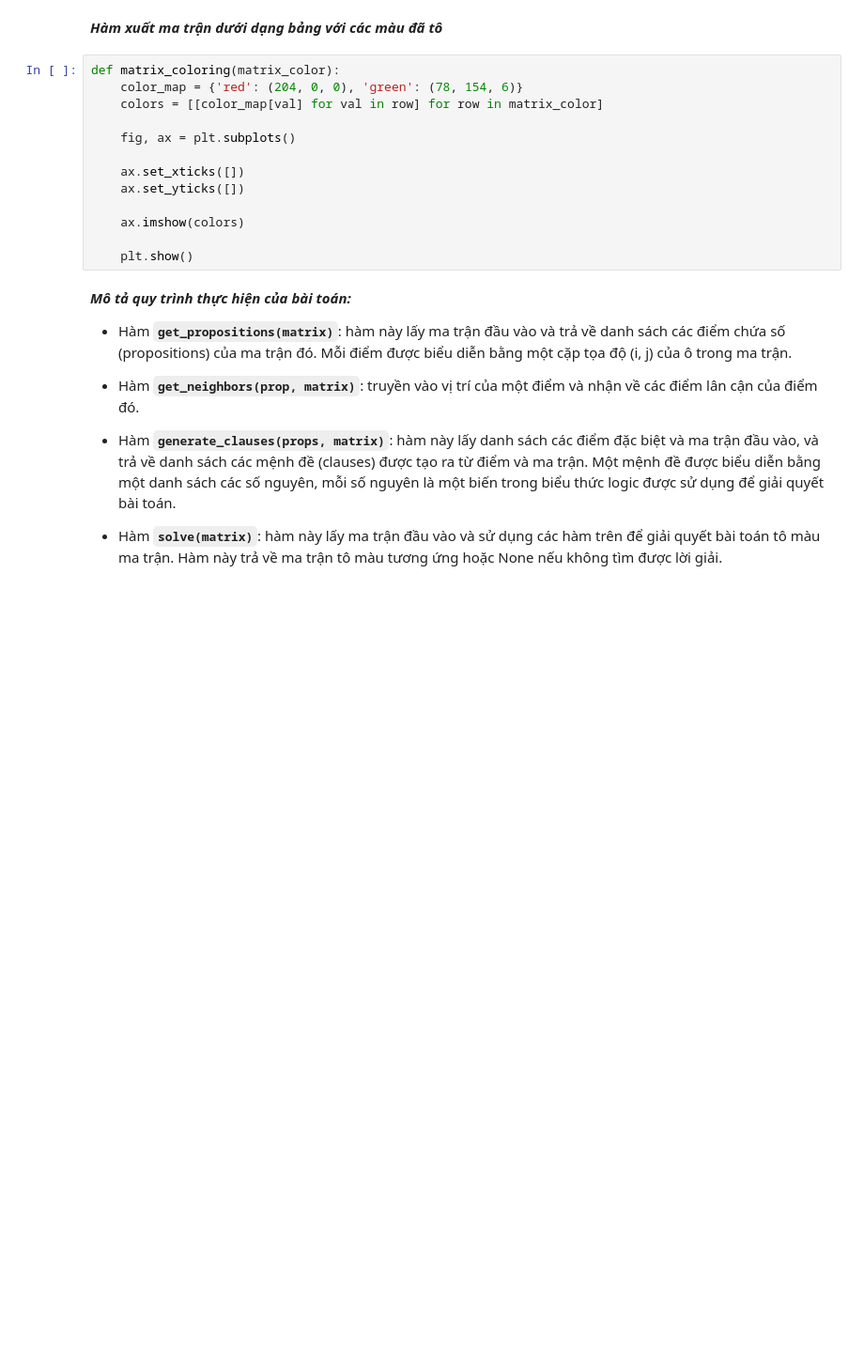
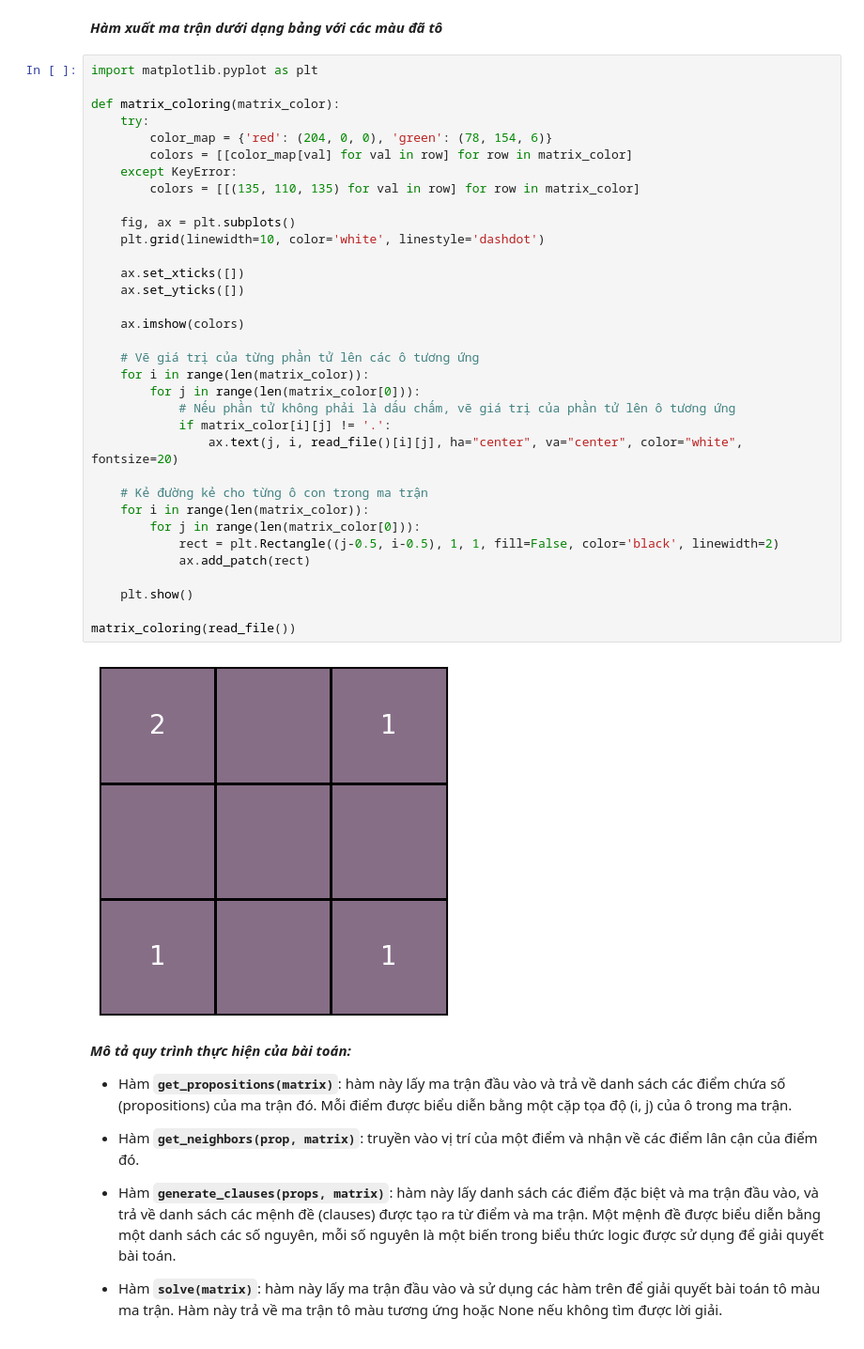
Before and after one commit to trngbro/AI, a Jupyter notebook: Progress20.ipynb, the cells around one changed output. Shown at 94% size. Cells and saved outputs as stored; diff of their text form; blank space fills up the shorter version.

Commit message:
Fix NameError, IndexError and more

```diff
--- a/Progress20.ipynb
+++ b/Progress20.ipynb
@@ -96,19 +125,42 @@ Requirement already satisfied: six in /usr/local/lib/python3.10/dist-packages (f
 ## Xử lý bài
 # %% [markdown]
 ***Hàm xuất ma trận dưới dạng bảng với các màu đã tô***
-# %%
-def matrix_coloring(matrix_color):
-    color_map = {'red': (204, 0, 0), 'green': (78, 154, 6)}
-    colors = [[color_map[val] for val in row] for row in matrix_color]
-
-    fig, ax = plt.subplots()
-
-    ax.set_xticks([])
-    ax.set_yticks([])
-
-    ax.imshow(colors)
-
-    plt.show()
+# %%
+import matplotlib.pyplot as plt
+
+def matrix_coloring(matrix_color):
+    try:
+        color_map = {'red': (204, 0, 0), 'green': (78, 154, 6)}
+        colors = [[color_map[val] for val in row] for row in matrix_color]
+    except KeyError:
+        colors = [[(135, 110, 135) for val in row] for row in matrix_color]
+
+    fig, ax = plt.subplots()
+    plt.grid(linewidth=10, color='white', linestyle='dashdot')
+
+    ax.set_xticks([])
+    ax.set_yticks([])
+
+    ax.imshow(colors)
+
+    # Vẽ giá trị của từng phần tử lên các ô tương ứng
+    for i in range(len(matrix_color)):
+        for j in range(len(matrix_color[0])):
+            # Nếu phần tử không phải là dấu chấm, vẽ giá trị của phần tử lên ô tương ứng
+            if matrix_color[i][j] != '.':
+                ax.text(j, i, read_file()[i][j], ha="center", va="center", color="white", fontsize=20)
+
+    # Kẻ đường kẻ cho từng ô con trong ma trận
+    for i in range(len(matrix_color)):
+        for j in range(len(matrix_color[0])):
+            rect = plt.Rectangle((j-0.5, i-0.5), 1, 1, fill=False, color='black', linewidth=2)
+            ax.add_patch(rect)
+
+    plt.show()
+
+matrix_coloring(read_file())
+# %% [output]
+[figure, added]
 # %% [markdown]
 ***Mô tả quy trình thực hiện của bài toán:***
 
```
Also changed, not shown: parts of 4 cells of this notebook.
